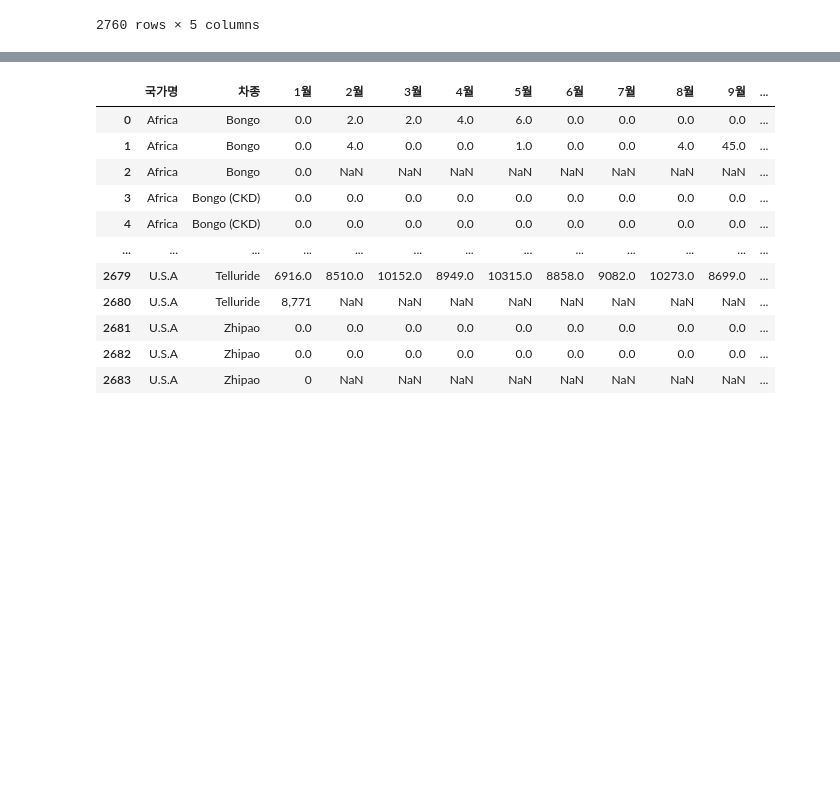
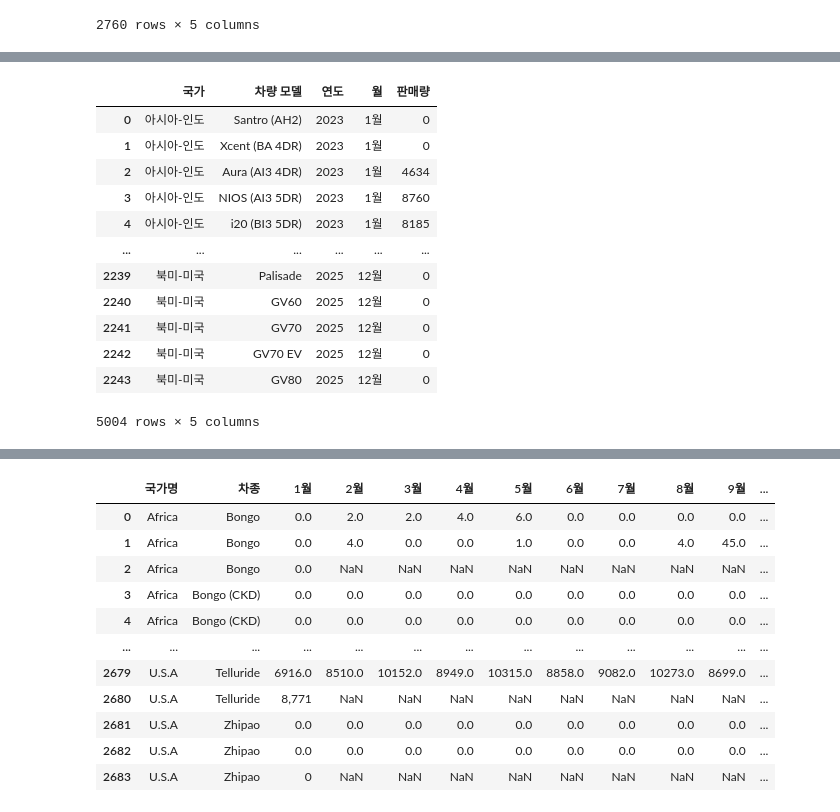
Before and after one commit to Coding-Supremacy/manifest-mini, a Jupyter notebook: yeseul/현대 분석.ipynb, the cells around one changed output, grey strips where cells are left out. Cells and saved outputs as stored; diff of their text form; code cells hidden in the pictures; blank space fills up the shorter version.

```diff
--- a/yeseul/현대 분석.ipynb
+++ b/yeseul/현대 분석.ipynb
@@ -275,0 +349,18 @@ df_melted
+# %%
+df_all=pd.concat([df_melted, df_melted_useu])
+# %%
+df_all
+# %% [output]
+|  | 국가 | 차량 모델 | 연도 | 월 | 판매량 |
+| 0 | 아시아-인도 | Santro (AH2) | 2023 | 1월 | 0 |
+| 1 | 아시아-인도 | Xcent (BA 4DR) | 2023 | 1월 | 0 |
+| 2 | 아시아-인도 | Aura (AI3 4DR) | 2023 | 1월 | 4634 |
+| 3 | 아시아-인도 | NIOS (AI3 5DR) | 2023 | 1월 | 8760 |
+| 4 | 아시아-인도 | i20 (BI3 5DR) | 2023 | 1월 | 8185 |
+| ... | ... | ... | ... | ... | ... |
+| 2239 | 북미-미국 | Palisade | 2025 | 12월 | 0 |
+| 2240 | 북미-미국 | GV60 | 2025 | 12월 | 0 |
+| 2241 | 북미-미국 | GV70 | 2025 | 12월 | 0 |
+| 2242 | 북미-미국 | GV70 EV | 2025 | 12월 | 0 |
+| 2243 | 북미-미국 | GV80 | 2025 | 12월 | 0 |
+5004 rows × 5 columns
```
Also changed, not shown: parts of 33 cells of this notebook, 58 other files.
